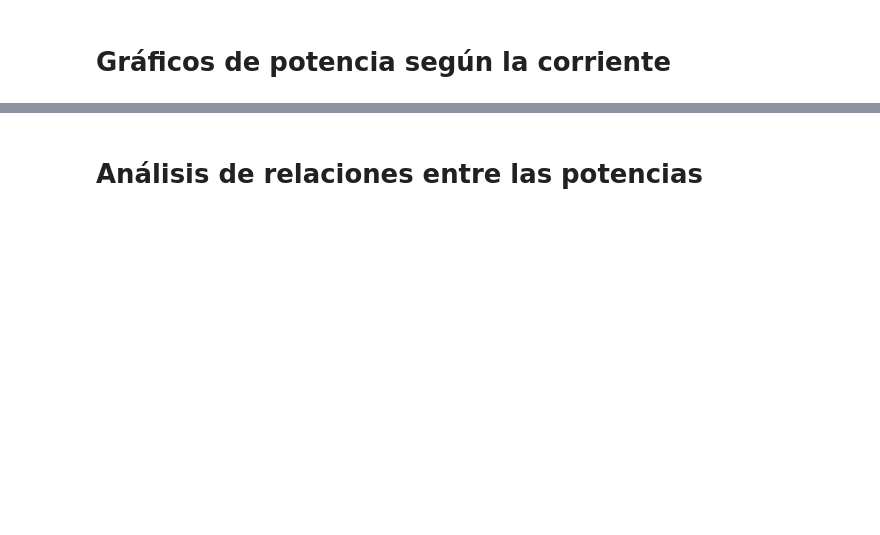
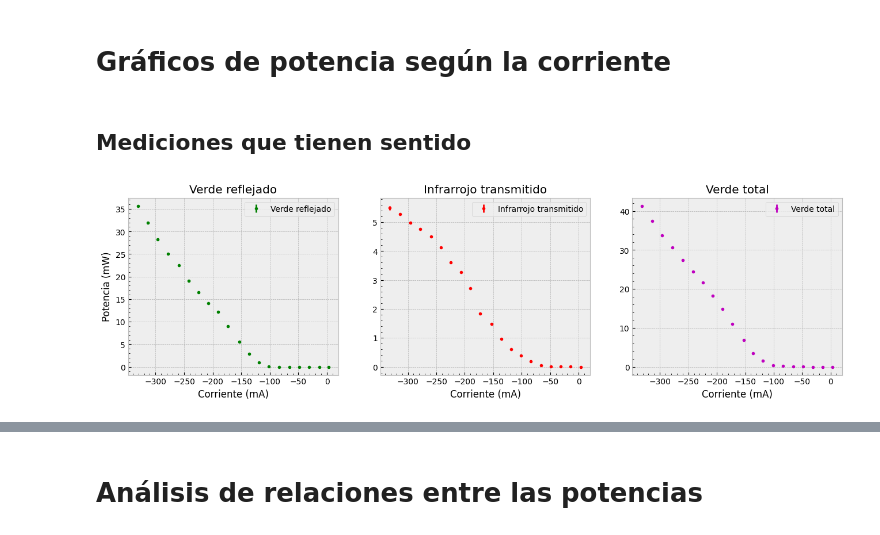
Before and after one commit to DelManuel/Magnetometro-optico, a Jupyter notebook: códigos/analisis_pow_laser.ipynb, the cells around one changed output, grey strips where cells are left out. Saved outputs shown, nothing was run; the diff lists cells and outputs as text; code cells hidden in the pictures; blank space fills up the shorter version.

```diff
--- a/códigos/analisis_pow_laser.ipynb
+++ b/códigos/analisis_pow_laser.ipynb
@@ -4,4 +4,7 @@ import matplotlib.pyplot as plt
 import pickle
 from scipy.optimize import curve_fit
 from typing import Dict, List, Tuple
+
 plt.style.use("bmh")
+plt.rcParams["xtick.minor.visible"] = True
+plt.rcParams["ytick.minor.visible"] = True
@@ -20,6 +26,11 @@ def cargar_datos(file_name : str, pow_measure = False) -> list:
     # Le sacamos la "V" a las keys
     offs_values = [float(offset[:-1]) for offset in offs_values_keys]
 
+    # En algunas mediciones, colocamos mal inicialmente la posición del osciloscopio y se midieron mal los datos
+    if corr_values[0] == -271.0:
+        # Tomo el promedio de datos que estaban bien medidos
+        corr_values[0] = np.mean([-331.99399999999997,-332.04800000000006,-330.99])
+
     # Creamos una lista para guardar todos los datos que nos interesan
     lista_mediciones = [offs_values, offs_true_values, corr_values]
 
@@ -50,2 +46,42 @@ for color in mediciones:
 # %% [markdown]
 # Gráficos de potencia según la corriente
+# %% [markdown]
+## Mediciones que tienen sentido
+# %%
+mediciones = ["Verde reflejado", "Infrarrojo transmitido", "Verde total"]
+# Para guardar los datos
+dic_pow = {}
+
+for color in mediciones:
+    file_name = f"../mediciones/D.D/Medidor de potencia/Barrido para potencia {color} 2205.pickle"
+
+    *_, corr_values, POW_values, POW_var_values = cargar_datos(file_name, pow_measure = True)
+
+    # Metemos los datos en un diccionario
+    dic_pow[f"corr:{color}"] = np.array(corr_values)
+    dic_pow[f"pow:{color}"] = np.array(POW_values)
+    dic_pow[f"sigma:{color}"] = np.array(POW_var_values)
+# %%
+# Definimos listas para las labels y los colores de los graficos
+labels = mediciones
+marker_color = ["g","r", "m"]
+
+fig, axs = plt.subplots(1,len(labels), figsize=(16,4))
+for i, ax in enumerate(fig.axes):
+    color = mediciones[i]
+
+    corr_values = dic_pow[f"corr:{color}"]
+    POW_values = dic_pow[f"pow:{color}"]
+    POW_var_values = dic_pow[f"sigma:{color}"]
+
+    ax.errorbar(corr_values, POW_values,yerr = POW_var_values,fmt = ".", color = f"{marker_color[i]}", label = f"{labels[i]}")
+    ax.set_xlabel("Corriente (mA)")
+    if i == 0:
+        ax.set_ylabel("Potencia (mW)")
+    ax.set_title(f"{labels[i]}")
+    ax.legend(loc = "upper right")
+
+plt.savefig("../imagenes/Medidor de potencia/Potencia en función de la corriente.png")
+plt.show()
+# %% [output]
+[figure, added]
```
Also changed, not shown: parts of 16 cells of this notebook, 5 other files.
